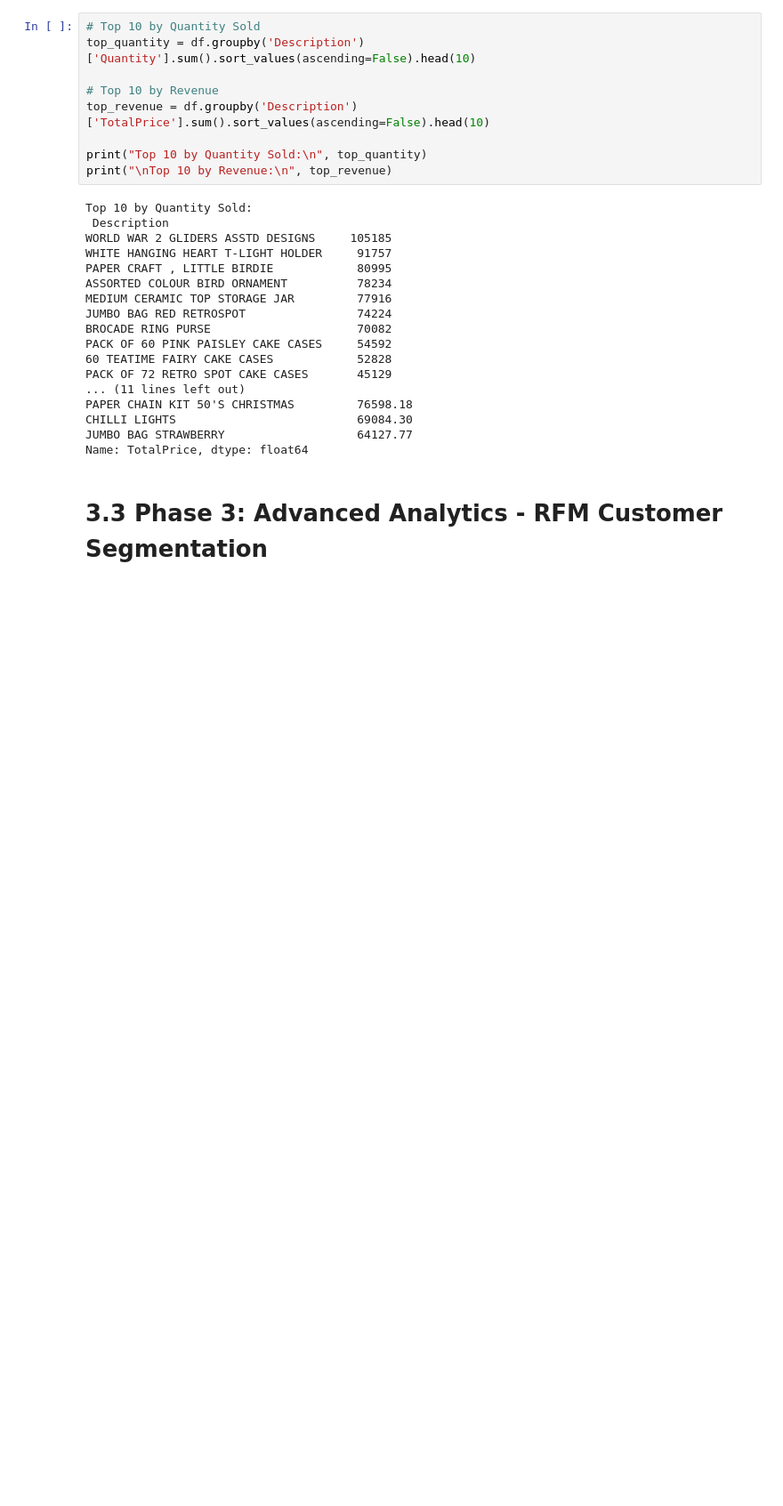
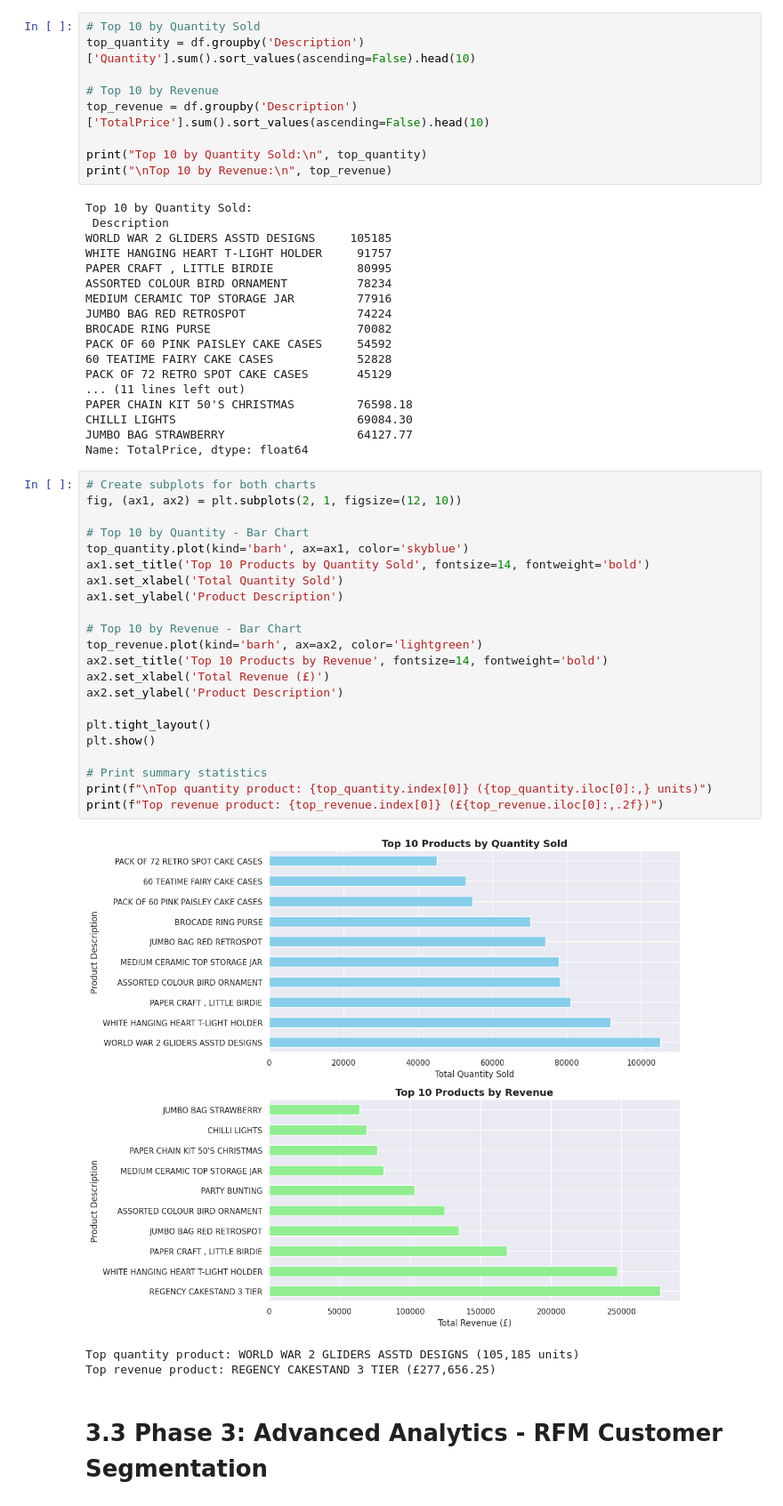
Before and after one commit to ShenSingh/StrategicGrowthAnalysis-UniqueGiftsLtd, a Jupyter notebook: notebooks/retail_analysis.ipynb, the cells around one changed output. Shown: that part at 89% size. Cells and saved outputs as stored; diff of their text form; blank space fills up the shorter version.

```diff
--- a/notebooks/retail_analysis.ipynb
+++ b/notebooks/retail_analysis.ipynb
@@ -524,6 +588,32 @@ PAPER CHAIN KIT 50'S CHRISTMAS         76598.18
 CHILLI LIGHTS                          69084.30
 JUMBO BAG STRAWBERRY                   64127.77
 Name: TotalPrice, dtype: float64
+# %%
+# Create subplots for both charts
+fig, (ax1, ax2) = plt.subplots(2, 1, figsize=(12, 10))
+
+# Top 10 by Quantity - Bar Chart
+top_quantity.plot(kind='barh', ax=ax1, color='skyblue')
+ax1.set_title('Top 10 Products by Quantity Sold', fontsize=14, fontweight='bold')
+ax1.set_xlabel('Total Quantity Sold')
+ax1.set_ylabel('Product Description')
+
+# Top 10 by Revenue - Bar Chart
+top_revenue.plot(kind='barh', ax=ax2, color='lightgreen')
+ax2.set_title('Top 10 Products by Revenue', fontsize=14, fontweight='bold')
+ax2.set_xlabel('Total Revenue (£)')
+ax2.set_ylabel('Product Description')
+
+plt.tight_layout()
+plt.show()
+
+# Print summary statistics
+print(f"\nTop quantity product: {top_quantity.index[0]} ({top_quantity.iloc[0]:,} units)")
+print(f"Top revenue product: {top_revenue.index[0]} (£{top_revenue.iloc[0]:,.2f})")
+# %% [output]
+[figure, added]
+Top quantity product: WORLD WAR 2 GLIDERS ASSTD DESIGNS (105,185 units)
+Top revenue product: REGENCY CAKESTAND 3 TIER (£277,656.25)
 # %% [markdown]
 # 3.3 Phase 3: Advanced Analytics - RFM Customer Segmentation
 # %%
```
Also changed, not shown: parts of 1 cell of this notebook.
